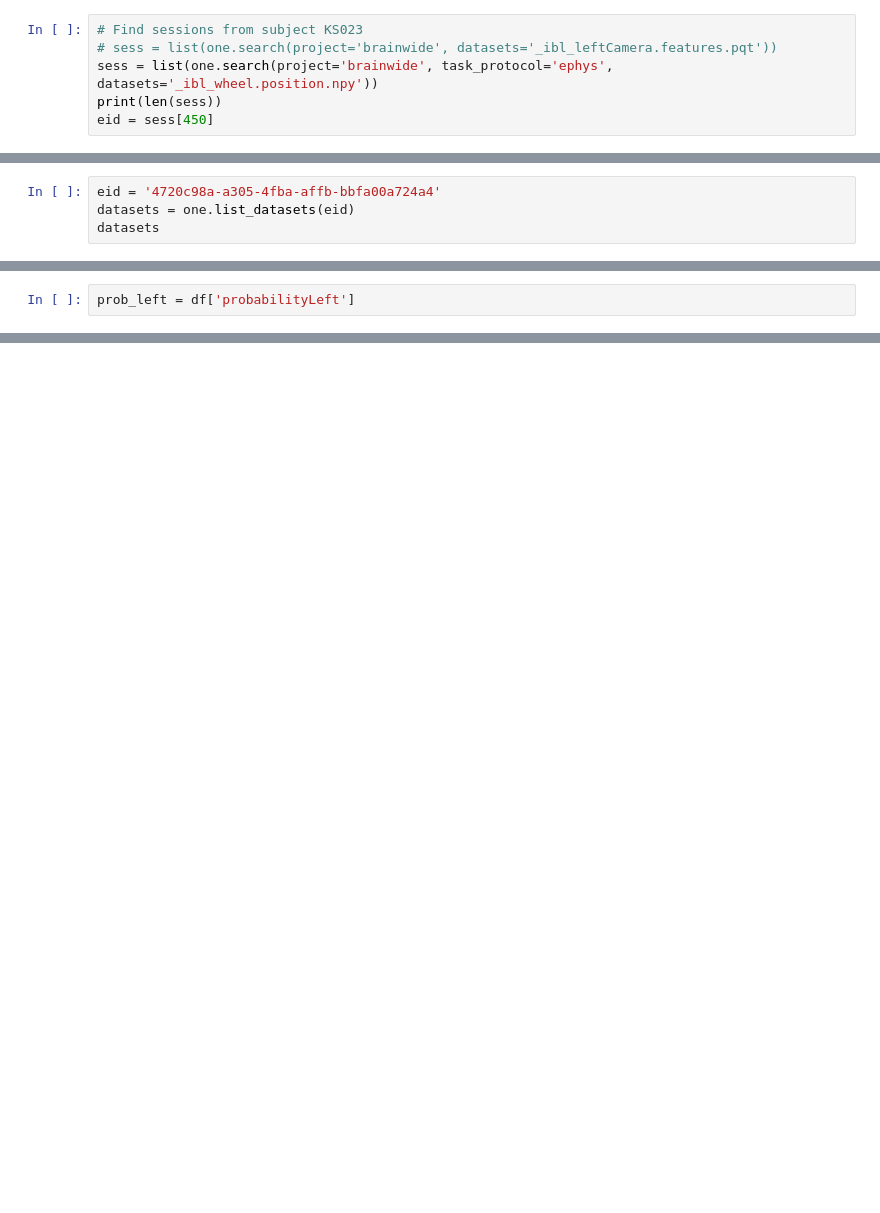
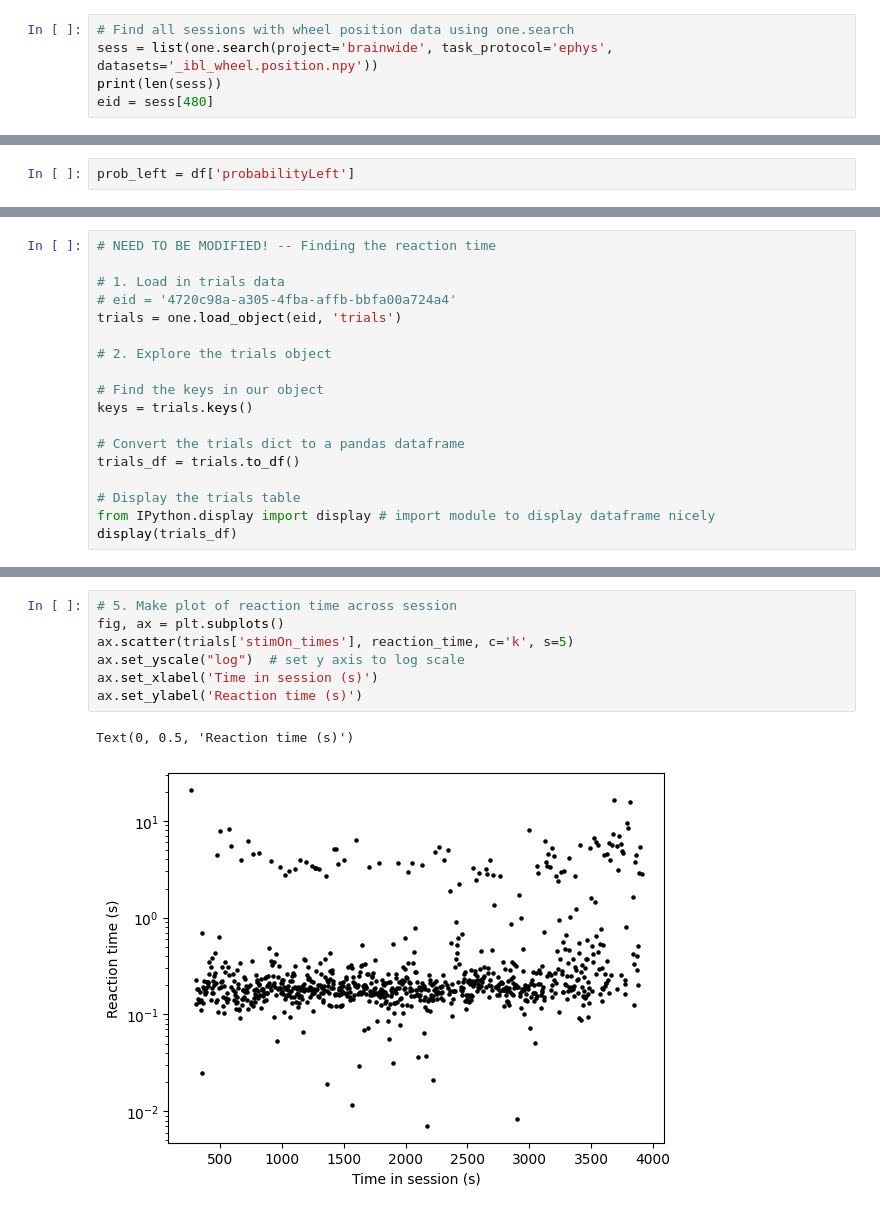
Before and after one commit to davcrom/ibl_neuromodulators, a Jupyter notebook: 02_serotonin_rpe.ipynb, the cells around one changed output, grey strips where cells are left out. Saved outputs shown, nothing was run; the diff lists cells and outputs as text; blank space fills up the shorter version.

Commit message:
Worked on PSTH and reaction time functions

```diff
--- a/02_serotonin_rpe.ipynb
+++ b/02_serotonin_rpe.ipynb
@@ -2,11 +6,10 @@
 from one.api import ONE
 one = ONE(mode='remote')
 # %%
-# Find sessions from subject KS023
-# sess = list(one.search(project='brainwide', datasets='_ibl_leftCamera.features.pqt'))
+# Find all sessions with wheel position data using one.search
 sess = list(one.search(project='brainwide', task_protocol='ephys', datasets='_ibl_wheel.position.npy'))
 print(len(sess))
-eid = sess[450]
+eid = sess[480]
 # %% [output]
 485
 # %%
@@ -28,4 +46,0 @@ one.list_datasets(eid=sess[500], query_type='remote')
-# %%
-eid = '4720c98a-a305-4fba-affb-bbfa00a724a4'
-datasets = one.list_datasets(eid)
-datasets
@@ -137,0 +147,18 @@ sess_loader.wheel
+# %%
+# NEED TO BE MODIFIED! -- Finding the reaction time
+
+# 1. Load in trials data
+# eid = '4720c98a-a305-4fba-affb-bbfa00a724a4'
+trials = one.load_object(eid, 'trials')
+
+# 2. Explore the trials object
+
+# Find the keys in our object
+keys = trials.keys()
+
+# Convert the trials dict to a pandas dataframe
+trials_df = trials.to_df()
+
+# Display the trials table
+from IPython.display import display # import module to display dataframe nicely
+display(trials_df)
@@ -137,0 +351,10 @@ sess_loader.wheel
+# %%
+# 5. Make plot of reaction time across session
+fig, ax = plt.subplots()
+ax.scatter(trials['stimOn_times'], reaction_time, c='k', s=5)
+ax.set_yscale("log")  # set y axis to log scale
+ax.set_xlabel('Time in session (s)')
+ax.set_ylabel('Reaction time (s)')
+# %% [output]
+Text(0, 0.5, 'Reaction time (s)')
+[figure, added]
```
Also changed, not shown: parts of 29 cells of this notebook.
